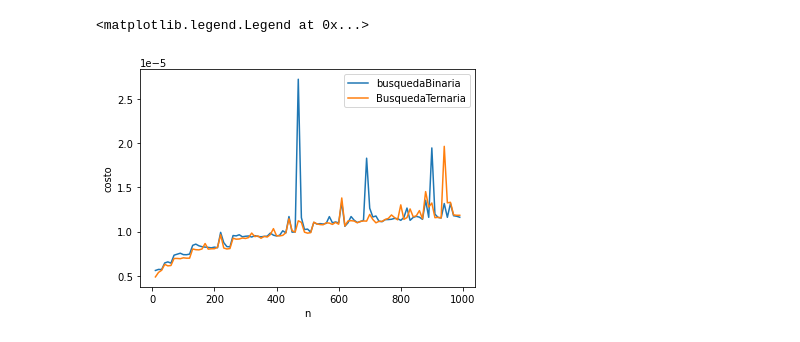
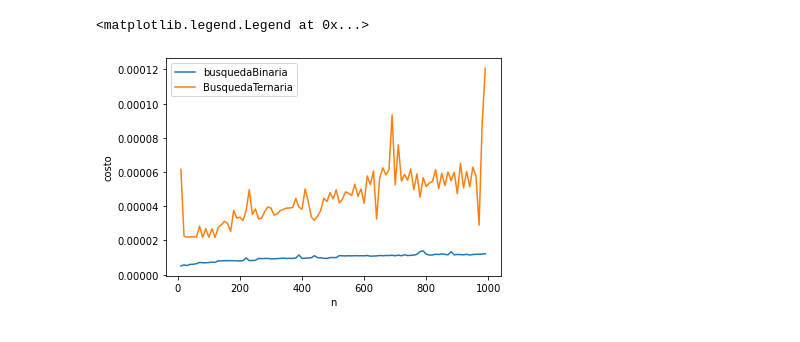
Before and after one commit to gastonDasilva/Tareas-Algoritmos, a Jupyter notebook: BusquedasBinariasTernarias.ipynb, the cells around one changed output. Drawn from its saved outputs; the diff is of its cells as text; code cells hidden in the pictures.

Commit message:
arreglos busqueda ternaria

```diff
--- a/BusquedasBinariasTernarias.ipynb
+++ b/BusquedasBinariasTernarias.ipynb
@@ -52,32 +52,32 @@ st = 10
 iteraciones = 10 # iteraciones del benchmark
 
 t_busquedaBinaria_1 =  list()
 for n in range(n_min, n_max, st):
     suma = 0
     for i in range(1, iteraciones):
         v = random.sample(range(1, 1000000), n)
         v.sort()
         suma += timeit.timeit(lambda: busquedaBinaria(v,10000000), number = 1)
     promedio = suma / iteraciones
     t_busquedaBinaria_1.append(promedio)
 
 t_busquedaTernaria_1 =  list()
 for n in range(n_min, n_max, st):
     suma = 0
     for i in range(1, iteraciones):
         v = random.sample(range(1, 1000000), n)
         v.sort()
-        suma += timeit.timeit(lambda: busquedaBinaria(v,10000000), number = 1)
+        suma += timeit.timeit(lambda: busquedaTernaria(v,10000000), number = 1)
     promedio = suma / iteraciones
     t_busquedaTernaria_1.append(promedio)
 
 
 eje_x = list(range(n_min, n_max, st))
 plt.plot(eje_x, t_busquedaBinaria_1, label = 'busquedaBinaria')
 plt.xlabel('n')
 plt.ylabel('costo')
 plt.plot(eje_x, t_busquedaTernaria_1, label = 'BusquedaTernaria')
 plt.legend()
 # %% [output]
 <matplotlib.legend.Legend at 0x...>
-[figure, old version]
+[figure, new version]
```
